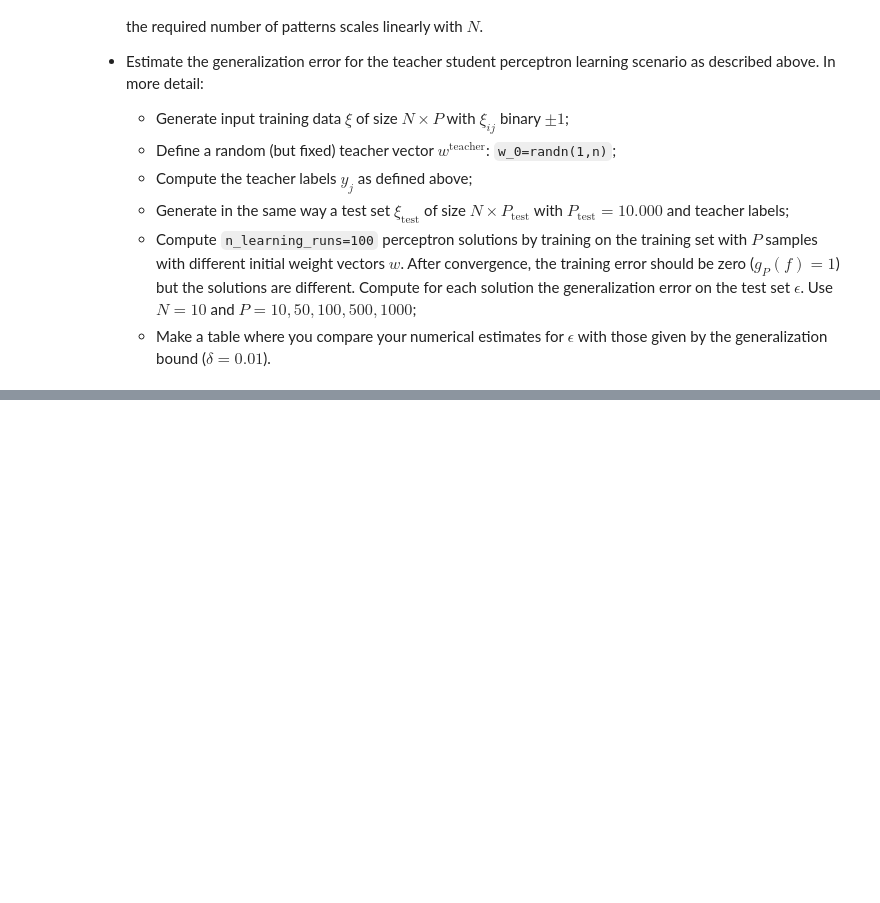
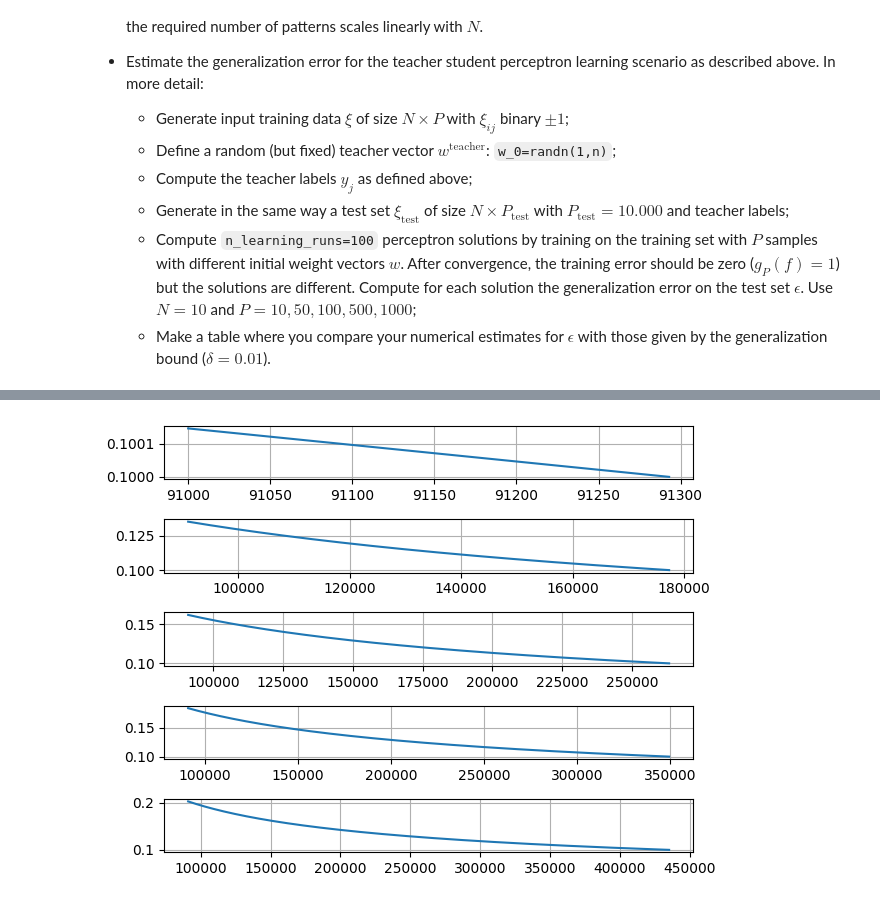
Before and after one commit to josjo99/cds_ml, a Jupyter notebook: Lecture3-perceptron.ipynb, the cells around one changed output, grey strips where cells are left out. Cells and saved outputs as stored; diff of their text form; code cells hidden in the pictures; blank space fills up the shorter version.

```diff
--- a/Lecture3-perceptron.ipynb
+++ b/Lecture3-perceptron.ipynb
@@ -491,0 +634,24 @@ The student solution $f$ is not unique. Starting with a different initial weight
+# %%
+target = 0.1
+min_P = None
+P_eps = []
+min_P=[[],[]]
+for N in range(10, 51, 10):
+    P_eps_N = [[],[]]
+    for P in range(91000, 500000):
+        eps = epsilon_bound_simple(P, N, delta)
+        P_eps_N[0].append(P)
+        P_eps_N[1].append(eps)
+        if not math.isnan(eps) and eps <= target:
+            min_P[0].append(N)
+            min_P[1].append(P)
+            break
+    P_eps.append(P_eps_N)
+# %%
+fig, ax = plt.subplots(5, 1)
+for N in range(5):
+    ax[N].plot(P_eps[N][0], P_eps[N][1])
+    ax[N].grid(True)
+fig.tight_layout()
+# %% [output]
+[figure, added]
```
Also changed, not shown: parts of 16 cells of this notebook.
